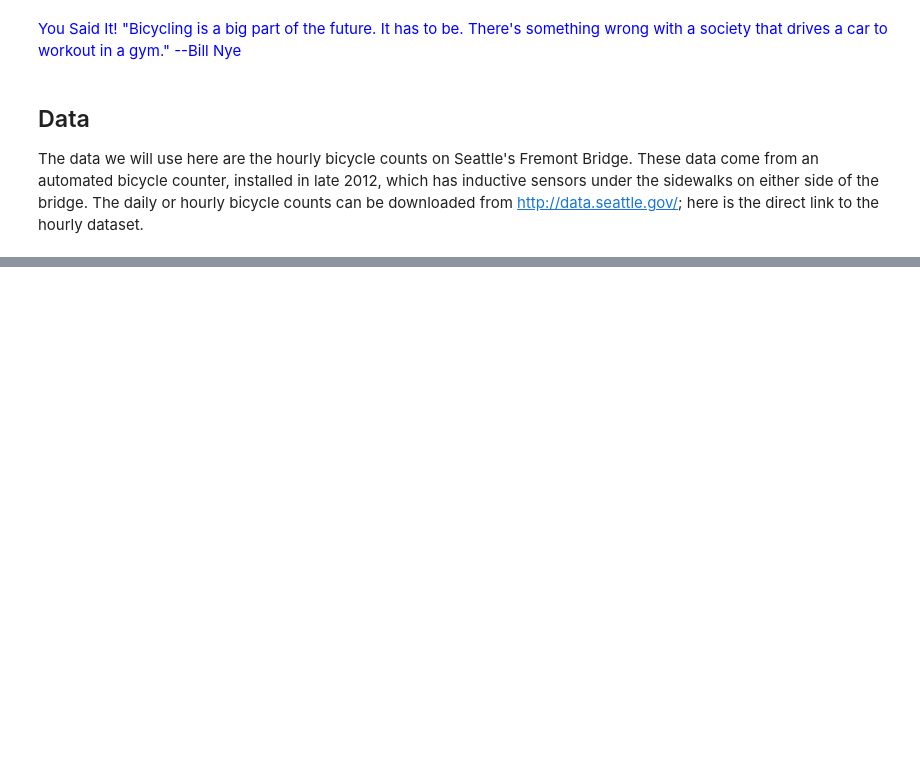
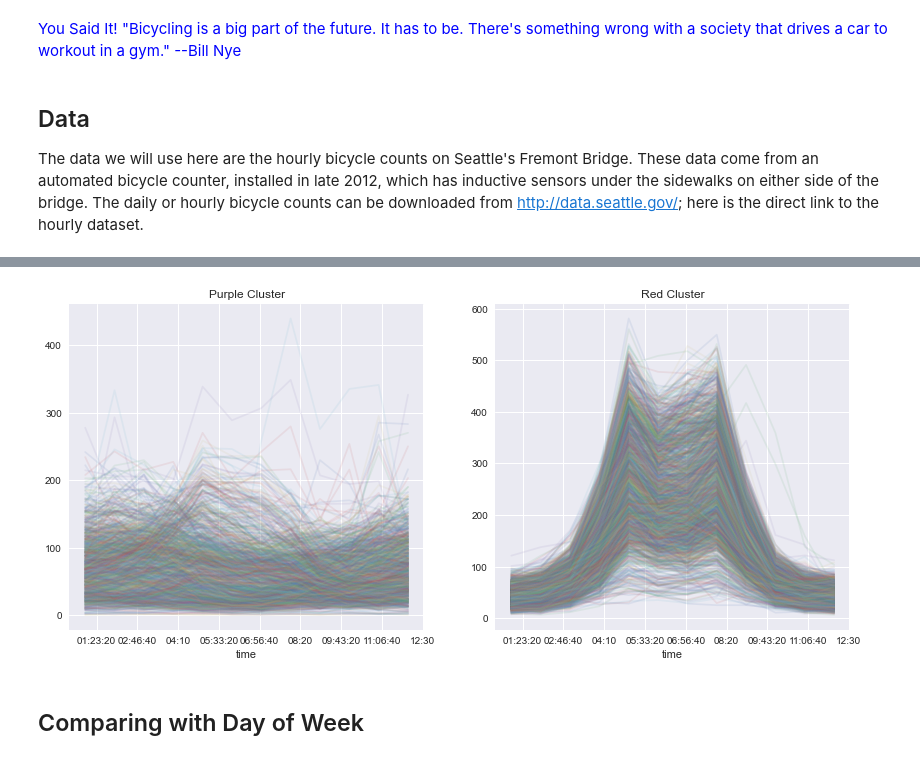
Before and after one commit to Madhu612/Jupyter-Workflow, a Jupyter notebook: Bike Sharing_Fremont.ipynb, the cells around one changed output, grey strips where cells are left out. Drawn from its saved outputs; the diff is of its cells as text; code cells hidden in the pictures; blank space fills up the shorter version.

```diff
--- a/Bike Sharing_Fremont.ipynb
+++ b/Bike Sharing_Fremont.ipynb
@@ -71,0 +67,12 @@ pivoted.plot(legend=False, alpha=0.01)
+# %%
+fig, ax = plt.subplots(1, 2, figsize=(14, 6))
+
+pivoted.T[labels==0].T.plot(legend=False, alpha=0.1, ax=ax[0])
+pivoted.T[labels==1].T.plot(legend=False, alpha=0.1, ax=ax[1])
+
+ax[0].set_title('Purple Cluster')
+ax[1].set_title('Red Cluster');
+# %% [output]
+[figure, added]
+# %% [markdown]
+## Comparing with Day of Week
```
Also changed, not shown: parts of 25 cells of this notebook.
